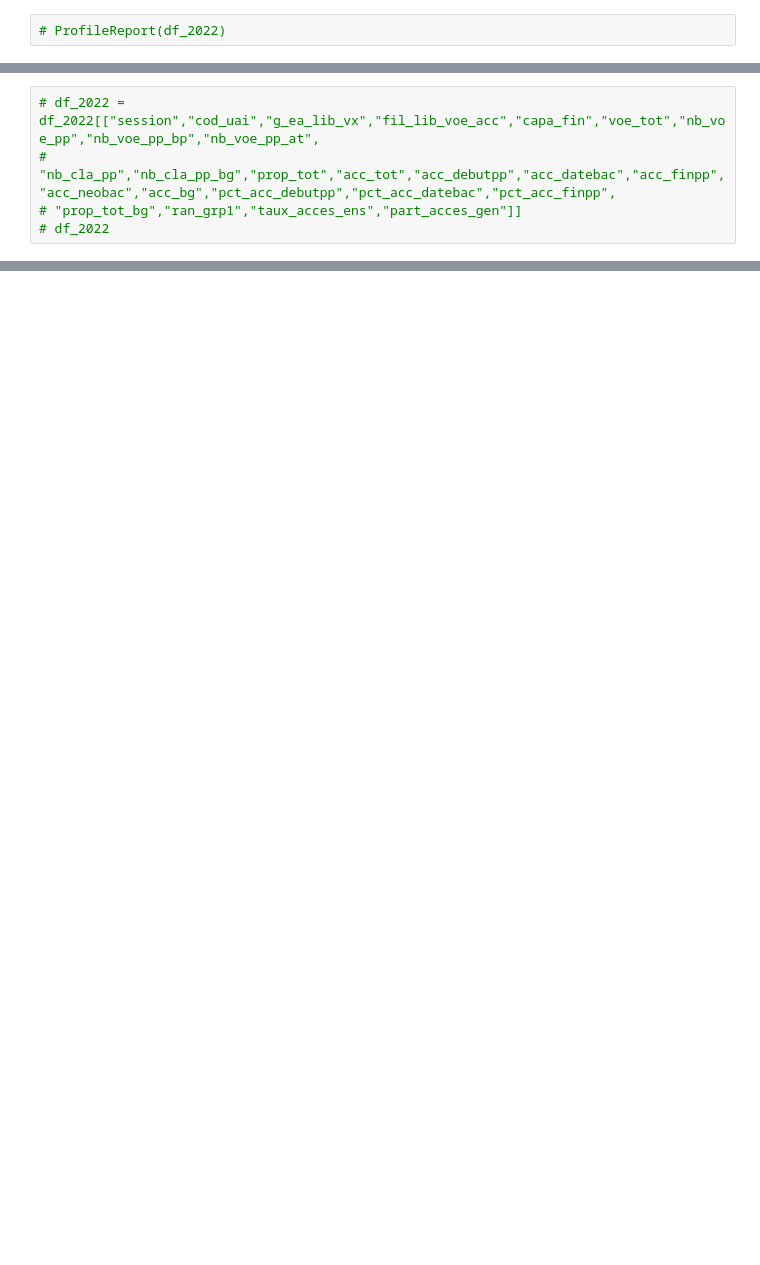
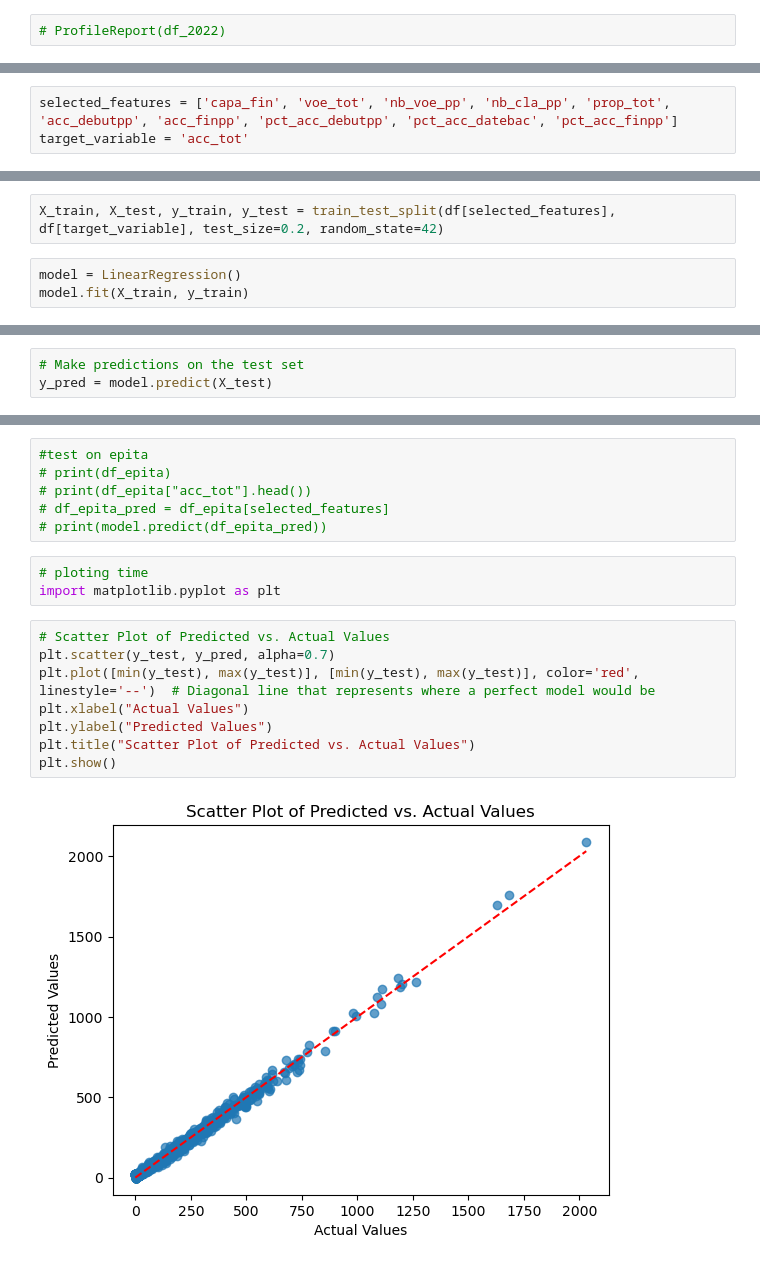
Before and after one commit to bapthub/summer-school-project, a Jupyter notebook: main.ipynb, the cells around one changed output, grey strips where cells are left out. Drawn from its saved outputs; the diff is of its cells as text; blank space fills up the shorter version.

Commit message:
v1 with linear regression prediction

```diff
--- a/main.ipynb
+++ b/main.ipynb
@@ -142,5 +226,3 @@ memory usage: 12.1+ MB
 # %%
-# df_2022 = df_2022[["session","cod_uai","g_ea_lib_vx","fil_lib_voe_acc","capa_fin","voe_tot","nb_voe_pp","nb_voe_pp_bp","nb_voe_pp_at",
-# "nb_cla_pp","nb_cla_pp_bg","prop_tot","acc_tot","acc_debutpp","acc_datebac","acc_finpp","acc_neobac","acc_bg","pct_acc_debutpp","pct_acc_datebac","pct_acc_finpp",
-# "prop_tot_bg","ran_grp1","taux_acces_ens","part_acces_gen"]]
-# df_2022
+selected_features = ['capa_fin', 'voe_tot', 'nb_voe_pp', 'nb_cla_pp', 'prop_tot', 'acc_debutpp', 'acc_finpp', 'pct_acc_debutpp', 'pct_acc_datebac', 'pct_acc_finpp']
+target_variable = 'acc_tot'
@@ -164,0 +229,5 @@ memory usage: 12.1+ MB
+# %%
+X_train, X_test, y_train, y_test = train_test_split(df[selected_features], df[target_variable], test_size=0.2, random_state=42)
+# %%
+model = LinearRegression()
+model.fit(X_train, y_train)
@@ -164,0 +236,3 @@ memory usage: 12.1+ MB
+# %%
+# Make predictions on the test set
+y_pred = model.predict(X_test)
@@ -164,0 +251,19 @@ memory usage: 12.1+ MB
+# %%
+#test on epita
+# print(df_epita)
+# print(df_epita["acc_tot"].head())
+# df_epita_pred = df_epita[selected_features]
+# print(model.predict(df_epita_pred))
+# %%
+# ploting time
+import matplotlib.pyplot as plt
+# %%
+# Scatter Plot of Predicted vs. Actual Values
+plt.scatter(y_test, y_pred, alpha=0.7)
+plt.plot([min(y_test), max(y_test)], [min(y_test), max(y_test)], color='red', linestyle='--')  # Diagonal line that represents where a perfect model would be
+plt.xlabel("Actual Values")
+plt.ylabel("Predicted Values")
+plt.title("Scatter Plot of Predicted vs. Actual Values")
+plt.show()
+# %% [output]
+[figure, added]
```
Also changed, not shown: parts of 31 cells of this notebook, 1 other file.
